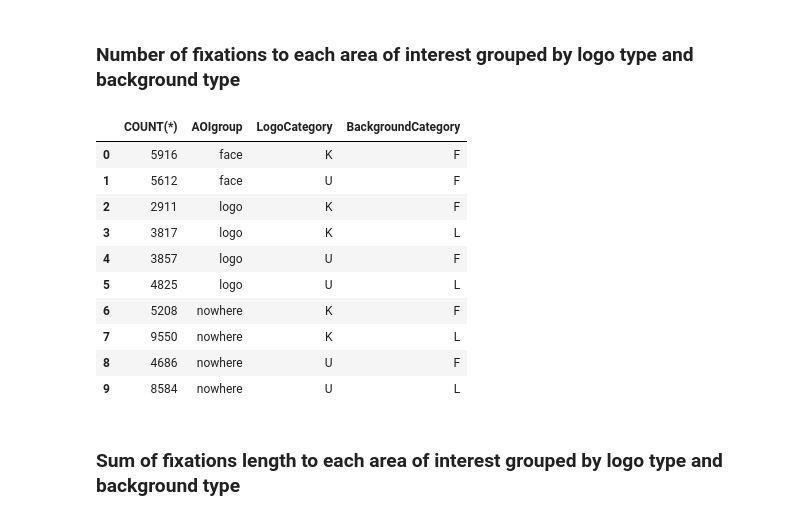
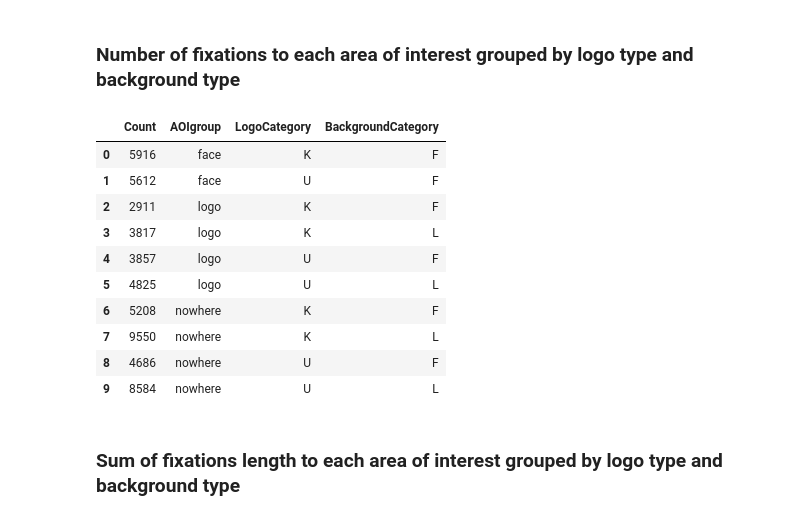
Before and after one commit to alastaa/LSTProject, a Jupyter notebook: Fiksaatioanalyysihommii.ipynb, the cells around one changed output. Saved outputs shown, nothing was run; the diff lists cells and outputs as text; code cells hidden in the pictures.

```diff
--- a/Fiksaatioanalyysihommii.ipynb
+++ b/Fiksaatioanalyysihommii.ipynb
@@ -63,9 +64,9 @@ df2.to_sql('saccades', conn, if_exists='replace', index=False)
 # %% [markdown]
 ### Number of fixations to each area of interest grouped by logo type and background type
 # %%
-pd.read_sql_query("select COUNT(*), AOIgroup, LogoCategory, BackgroundCategory from fixations GROUP BY AOIgroup, LogoCategory, BackgroundCategory", conn)
+pd.read_sql_query("select COUNT(*) AS Count, AOIgroup, LogoCategory, BackgroundCategory from fixations GROUP BY AOIgroup, LogoCategory, BackgroundCategory", conn)
 # %% [output]
-|  | COUNT(*) | AOIgroup | LogoCategory | BackgroundCategory |
+|  | Count | AOIgroup | LogoCategory | BackgroundCategory |
 | 0 | 5916 | face | K | F |
 | 1 | 5612 | face | U | F |
 | 2 | 2911 | logo | K | F |
```
Also changed, not shown: parts of 16 cells of this notebook.
